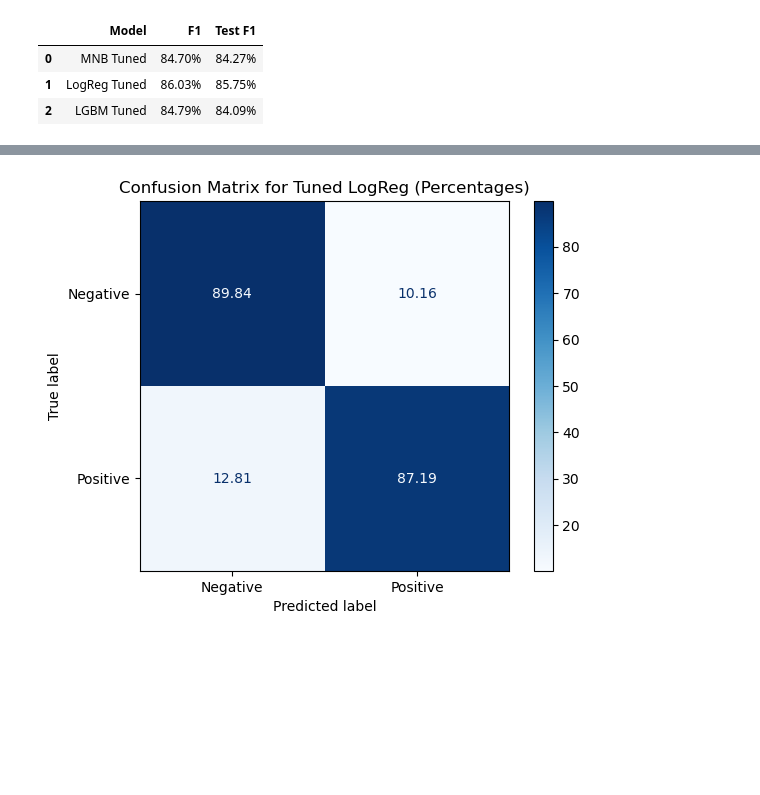
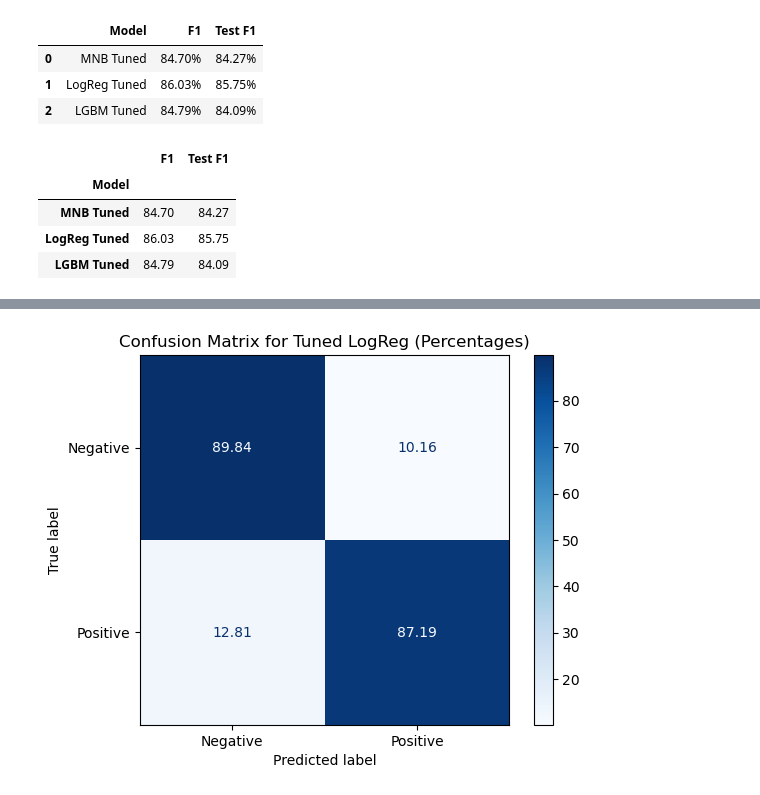
Before and after one commit to momopajamas/predicting_netflix_user_reviews, a Jupyter notebook: notebook.ipynb, the cells around one changed output, grey strips where cells are left out. Cells and saved outputs as stored; diff of their text form; code cells hidden in the pictures; blank space fills up the shorter version.

```diff
--- a/notebook.ipynb
+++ b/notebook.ipynb
@@ -876,3 +882,18 @@ final_results_df
 | 0 | MNB Tuned | 84.70% | 84.27% |
 | 1 | LogReg Tuned | 86.03% | 85.75% |
 | 2 | LGBM Tuned | 84.79% | 84.09% |
+# %%
+# creating new dataframe with % sign dropped and values converted to float for plotting
+test_results_float = final_results_df[['Model', 'F1', 'Test F1']]
+test_results_float[['F1', 'Test F1']] = test_results_float[['F1', 'Test F1']].replace('%', '', regex=True).astype(float)
+
+# setting 'Model" column as index
+test_results_float.set_index('Model', inplace=True)
+
+test_results_float
+# %% [output]
+|  | F1 | Test F1 |
+| Model |  |  |
+| MNB Tuned | 84.70 | 84.27 |
+| LogReg Tuned | 86.03 | 85.75 |
+| LGBM Tuned | 84.79 | 84.09 |
```
Also changed, not shown: parts of 3 cells of this notebook, 1 other file.
